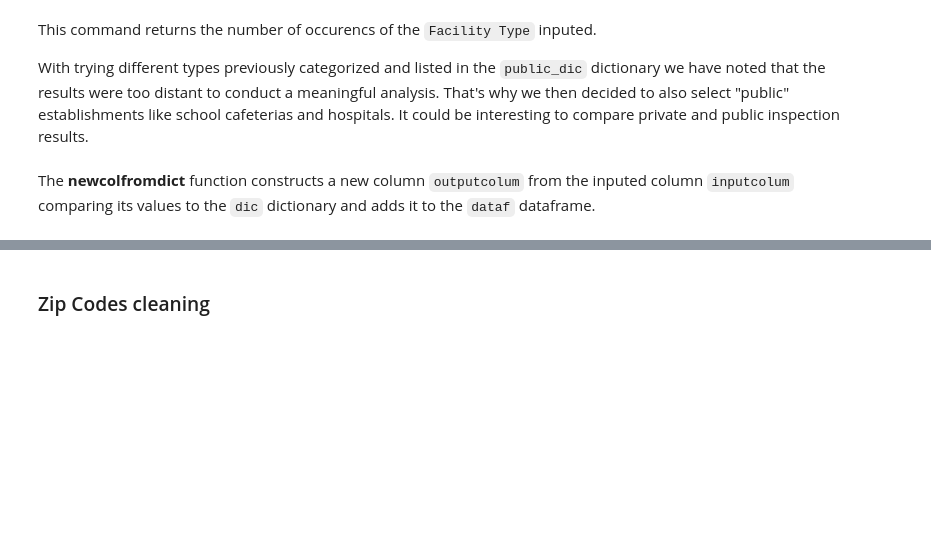
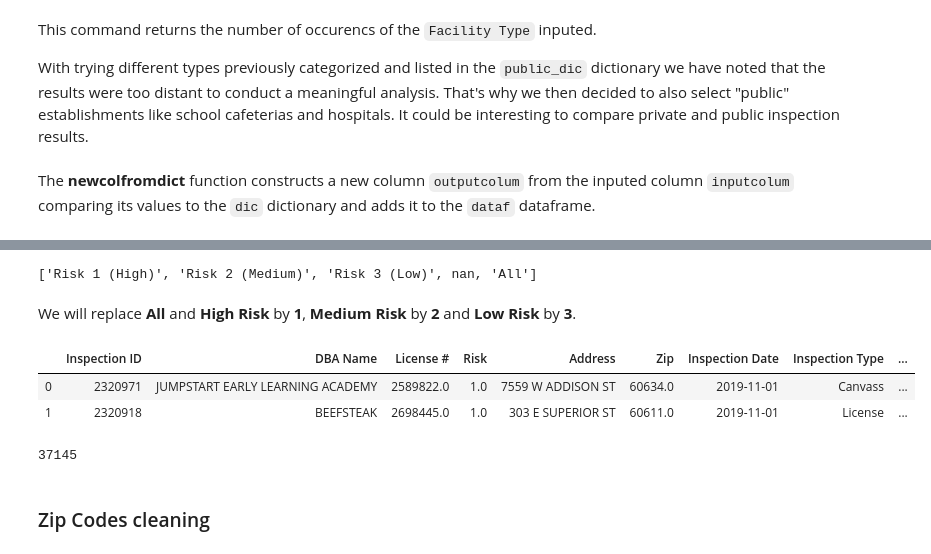
Before and after one commit to clairebilat/ada-2019-project-lost-and-found, a Jupyter notebook: couleurs_d_automne.ipynb, the cells around one changed output, grey strips where cells are left out. Cells and saved outputs as stored; diff of their text form; code cells hidden in the pictures; blank space fills up the shorter version.

```diff
--- a/couleurs_d_automne.ipynb
+++ b/couleurs_d_automne.ipynb
@@ -193,0 +167,8 @@ To construct the new dataframe the `Historical Wards 2003-2015`, `Zip Codes`, `C
+# %%
+city = []
+for x in eat_seat['City'] :
+    if x in city :
+        pass
+    else :
+        city.append(x)
+print(city)
@@ -197,0 +229,21 @@ print(len(eat_seat.index))    ##returns the number of rows of the df
+# %%
+eat_seat['Inspection Date'] = eat_seat['Inspection Date'].apply(lambda x:x.split('T')[0])
+# %%
+type_of_risk = []
+for x in eat_seat['Risk'] :
+    if x in type_of_risk :
+        pass
+    else :
+        type_of_risk.append(x)
+print(type_of_risk)
+# %% [output]
+['Risk 1 (High)', 'Risk 2 (Medium)', 'Risk 3 (Low)', nan, 'All']
+# %% [markdown]
+We will replace **All** and **High Risk** by **1**, **Medium Risk** by **2** and **Low Risk** by **3**.
+# %%
+eat_seat['Risk'] = eat_seat['Risk'].replace({'All':1, 'Risk 1 (High)':1, 'Risk 2 (Medium)':2, 'Risk 3 (Low)':3})
+eat_seat.head(2)
+# %% [output]
+|  | Inspection ID | DBA Name | License # | Risk | Address | Zip | Inspection Date | Inspection Type | ... |
+| 0 | 2320971 | JUMPSTART EARLY LEARNING ACADEMY | 2589822.0 | 1.0 | 7559 W ADDISON ST | 60634.0 | 2019-11-01 | Canvass | ... |
+| 1 | 2320918 | BEEFSTEAK | 2698445.0 | 1.0 | 303 E SUPERIOR ST | 60611.0 | 2019-11-01 | License | ... |
@@ -198,3 +252,7 @@ print(len(eat_seat.index))    ##returns the number of rows of the df
+# %%
+len(eat_seat.License.unique())
+# %% [output]
+37145
 # %% [markdown]
 ### Zip Codes cleaning
 # %%
```
Also changed, not shown: parts of 21 cells of this notebook.
